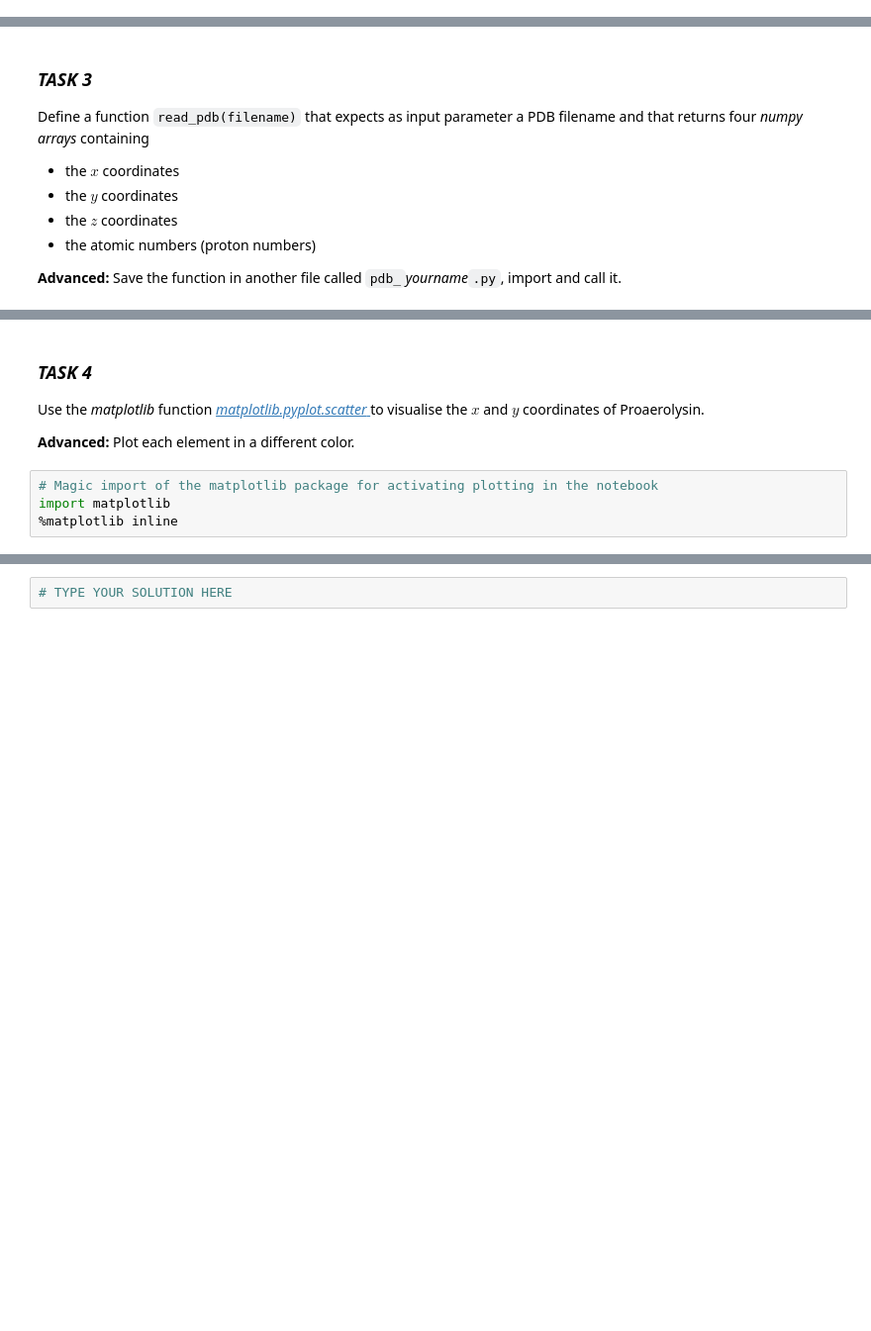
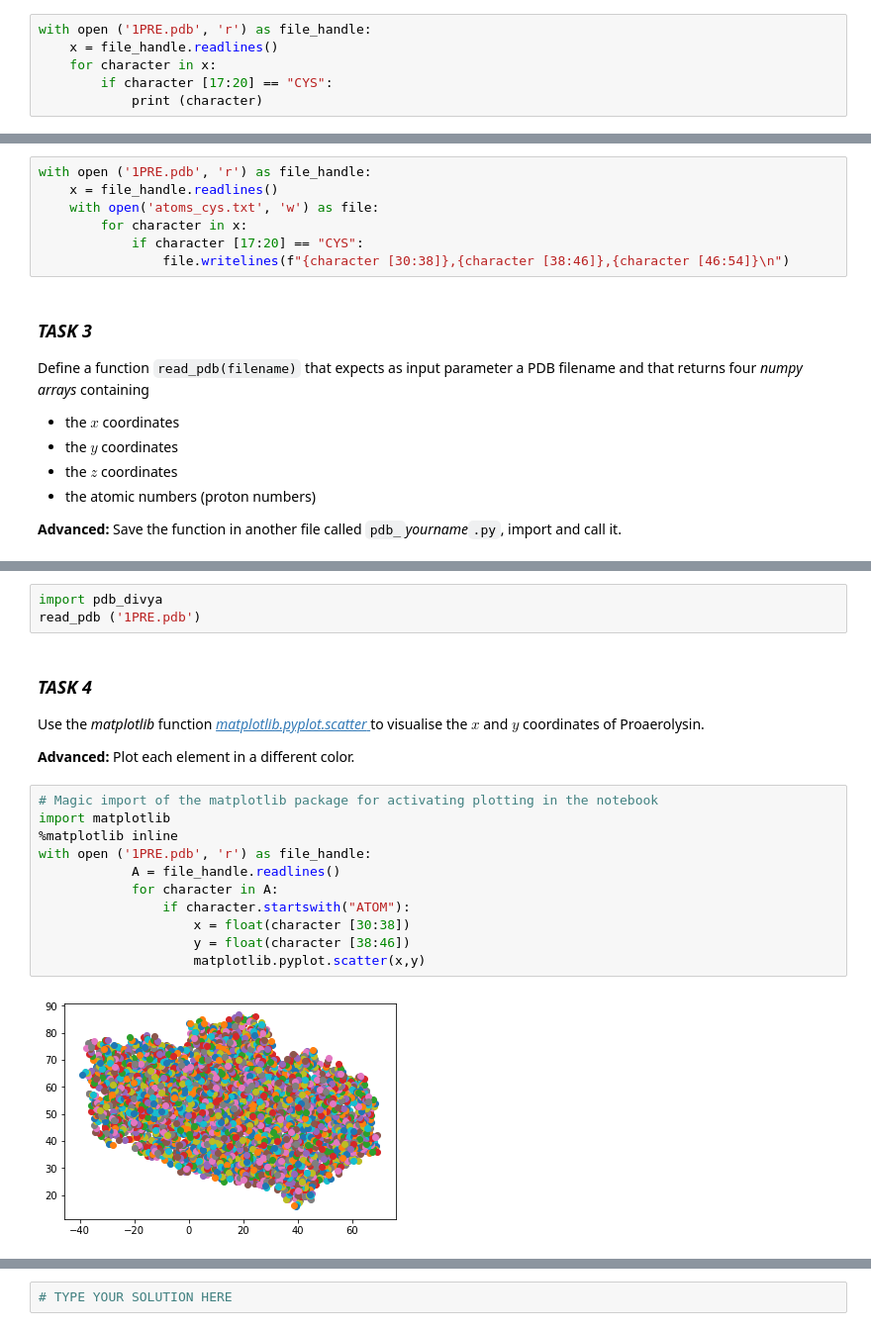
Before and after one commit to mhantke/python-course, a Jupyter notebook: session3/session3_divya.ipynb, the cells around one changed output, grey strips where cells are left out. Shown: that part at 99% size. Saved outputs shown, nothing was run; the diff lists cells and outputs as text; blank space fills up the shorter version.

```diff
--- a/session3/session3_divya.ipynb
+++ b/session3/session3_divya.ipynb
@@ -48,3 +46,9 @@ In this folder you will find the PDB file for Proaerolysin (``1PRE.pdb``). Open
+# %%
+with open ('1PRE.pdb', 'r') as file_handle:
+    x = file_handle.readlines()
+    for character in x:
+        if character [17:20] == "CYS":
+            print (character)
 # %% [markdown]
 ### *TASK 2*
 
@@ -56,3 +58,10 @@ Parse ``1PRE.pdb`` and write the $x$, $y$ and $z$ coordinates of all the cystein
+# %%
+with open ('1PRE.pdb', 'r') as file_handle:
+    x = file_handle.readlines()
+    with open('atoms_cys.txt', 'w') as file:
+        for character in x:
+            if character [17:20] == "CYS":
+                file.writelines(f"{character [30:38]},{character [38:46]},{character [46:54]}\n")
 # %% [markdown]
 ### *TASK 3*
 
@@ -71,3 +99,6 @@ import numpy
+# %%
+import pdb_divya
+read_pdb ('1PRE.pdb')
 # %% [markdown]
 ### *TASK 4*
 
@@ -77,4 +108,13 @@ Use the *matplotlib* function [*matplotlib.pyplot.scatter* ](https://matplotlib.
 # %%
 # Magic import of the matplotlib package for activating plotting in the notebook
 import matplotlib
 %matplotlib inline
+with open ('1PRE.pdb', 'r') as file_handle:
+            A = file_handle.readlines()
+            for character in A:
+                if character.startswith("ATOM"):
+                    x = float(character [30:38])
+                    y = float(character [38:46])
+                    matplotlib.pyplot.scatter(x,y)
+# %% [output]
+[figure, added]
```
Also changed, not shown: parts of 8 cells of this notebook, 1 other file.
